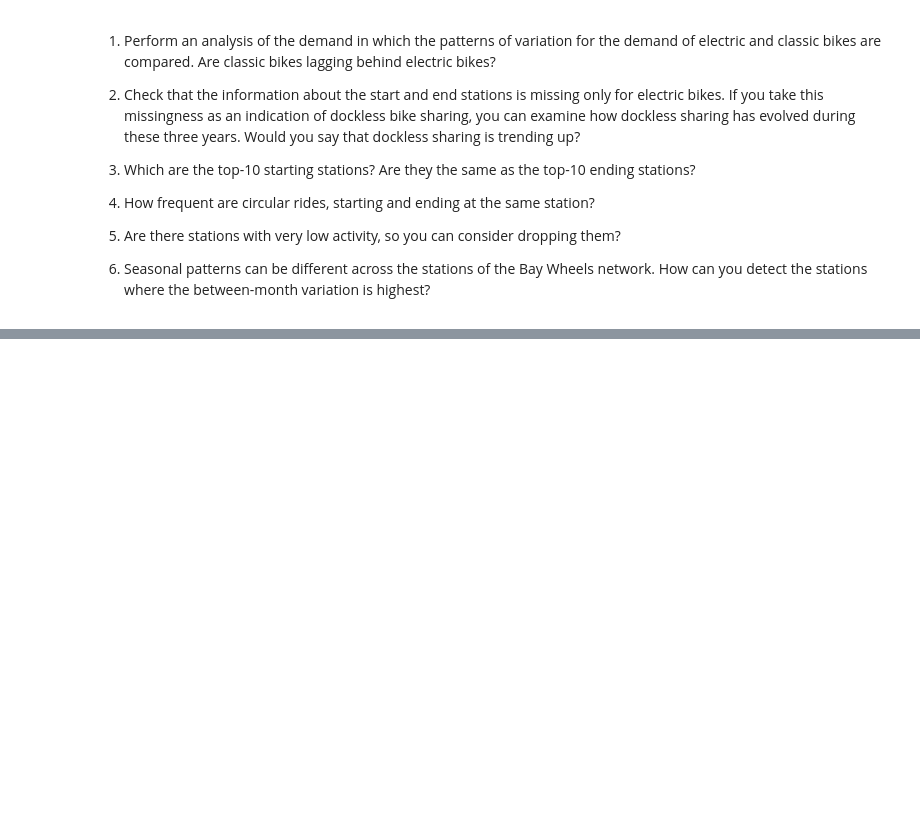
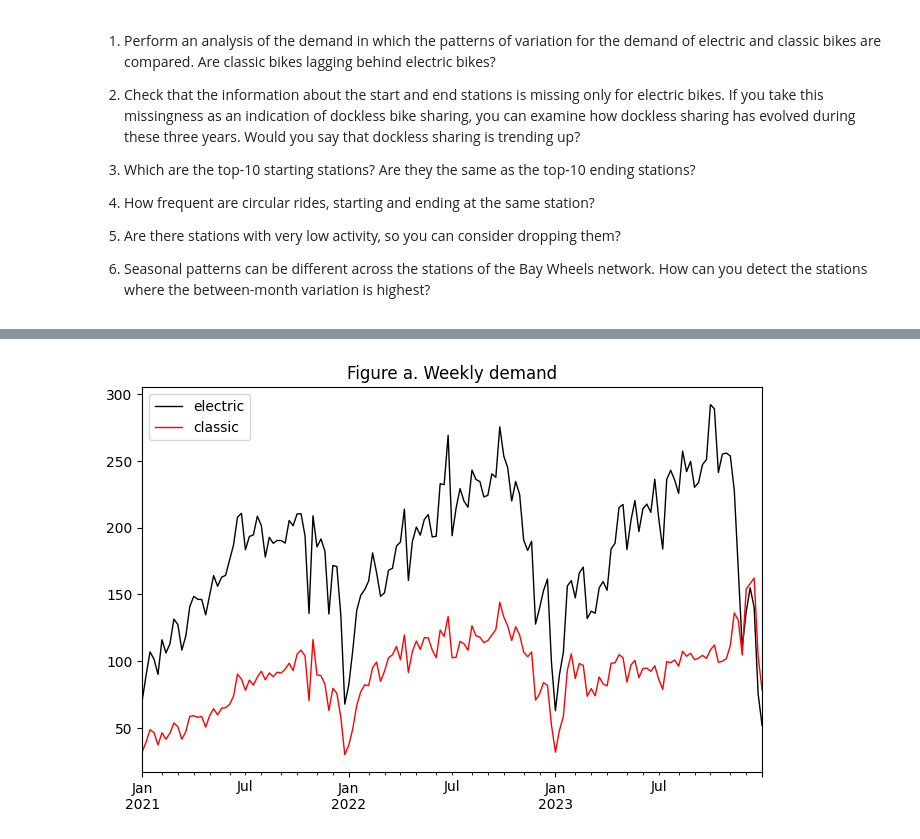
Before and after one commit to Fiona666-code/DataSci_Course, a Jupyter notebook: Day 5/[DATA-05E] Example - Bay Wheels operations data.ipynb, the cells around one changed output, grey strips where cells are left out. Cells and saved outputs as stored; diff of their text form; code cells hidden in the pictures; blank space fills up the shorter version.

```diff
--- a/Day 5/[DATA-05E] Example - Bay Wheels operations data.ipynb
+++ b/Day 5/[DATA-05E] Example - Bay Wheels operations data.ipynb
@@ -210,0 +339,4 @@ df[['total', 'month']].groupby('month').mean().plot(figsize=(8,5),
+# %%
+rides['electric'] = (rides['bike_type'] =='electric')
+rides['classic'] = (rides['bike_type'] =='classic')
+rides.head()
@@ -210,0 +350,3 @@ df[['total', 'month']].groupby('month').mean().plot(figsize=(8,5),
+# %%
+df = rides[['hour', 'electric', 'classic']].groupby(by='hour').sum()
+df.head()
@@ -210,0 +376,9 @@ df[['total', 'month']].groupby('month').mean().plot(figsize=(8,5),
+# %%
+df.index.name = None
+# %%
+df['electric'].resample('W').mean().plot(figsize=(8,5), title='Figure a. Weekly demand',
+	color='black', linewidth=1, legend=True);
+df['classic'].resample('W').mean().plot(figsize=(8,5), title='Figure a. Weekly demand',
+	color='red', linewidth=1, legend=True);
+# %% [output]
+[figure, added]
```
Also changed, not shown: parts of 35 cells of this notebook.
